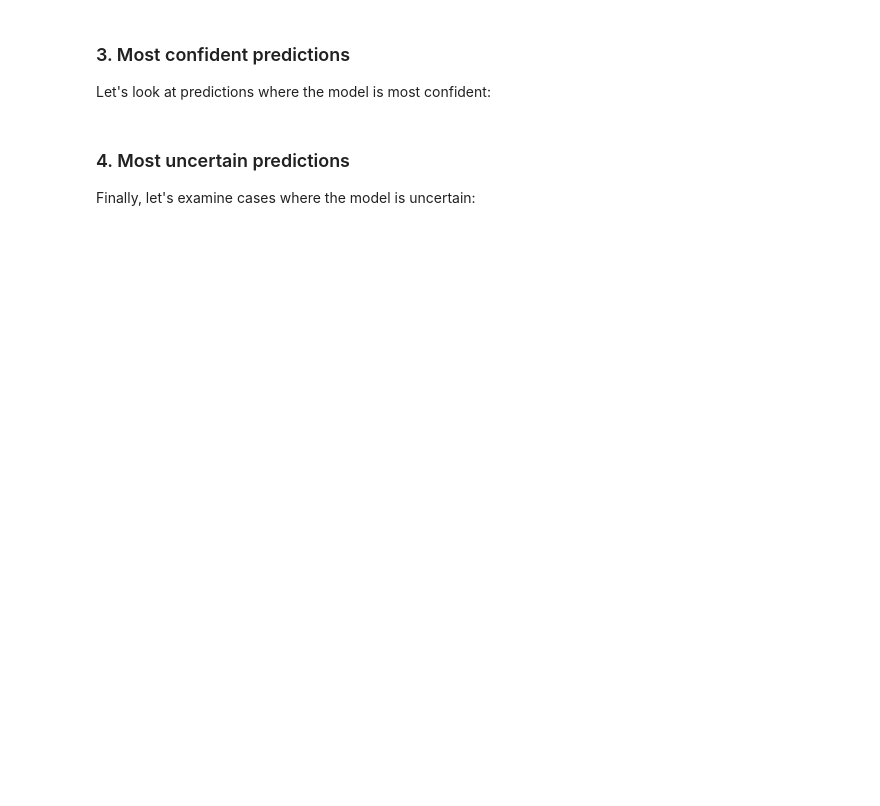
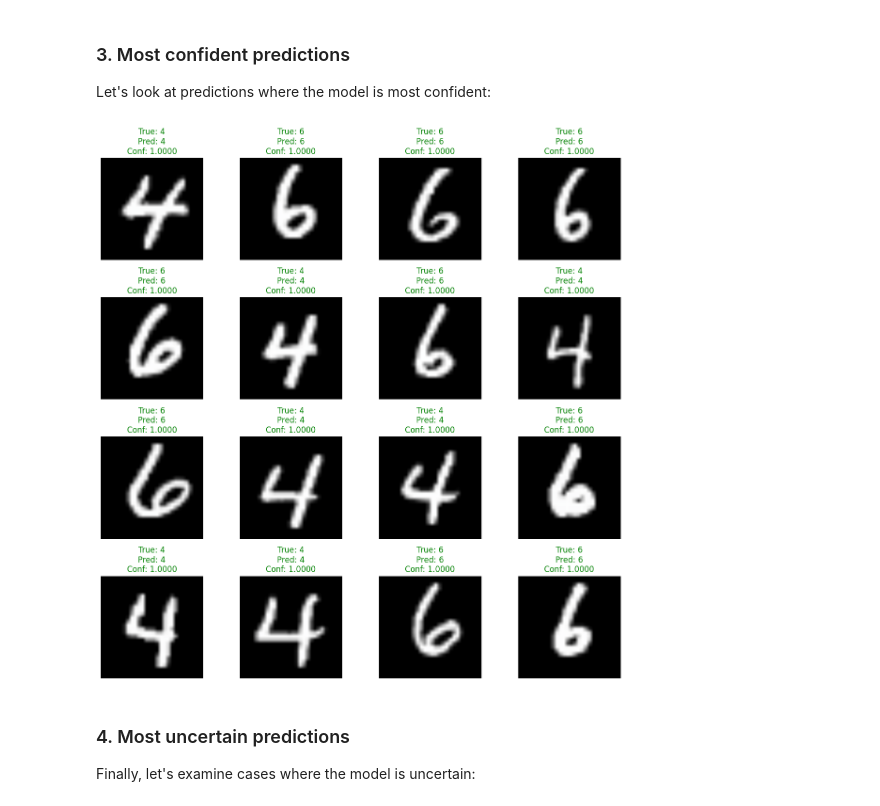
Before and after one commit to axeelz/2025-m2-idl, a Jupyter notebook: 1-introduction/tp-1-mnist-mobilenet.ipynb, the cells around one changed output. Cells and saved outputs as stored; diff of their text form; code cells hidden in the pictures; blank space fills up the shorter version.

```diff
--- a/1-introduction/tp-1-mnist-mobilenet.ipynb
+++ b/1-introduction/tp-1-mnist-mobilenet.ipynb
@@ -374,28 +462,30 @@ if len(incorrect) > 0:
 Let's look at predictions where the model is most confident:
 # %%
 # Most confident predictions (highest probability)
-confidences = [] #TODO
-most_confident_idx = [] #TODO
+confidences = np.max(all_proba, axis=1)
+most_confident_idx = np.argsort(-confidences)[:n_view]
 
 fig, axes = plt.subplots(4, 4, figsize=(12, 12))
 axes = axes.ravel()
 
 for idx, x in enumerate(most_confident_idx):
     img, label = test_dataset[x]
     img_np = img.numpy().transpose((1, 2, 0))
     mean = np.array([0.485, 0.456, 0.406])
     std = np.array([0.229, 0.224, 0.225])
     img_np = np.clip(std * img_np + mean, 0, 1)
 
     axes[idx].imshow(img_np)
     is_correct = predictions[x] == all_classes[x]
     color = 'green' if is_correct else 'red'
     axes[idx].set_title(f'True: {int(all_classes[x])}\nPred: {int(predictions[x])}\nConf: {confidences[x]:.4f}',
                        color=color)
     axes[idx].axis('off')
 
 plt.tight_layout()
 plt.show()
+# %% [output]
+[figure, added]
 # %% [markdown]
 ### 4. Most uncertain predictions
 
```
Also changed, not shown: parts of 23 cells of this notebook.
